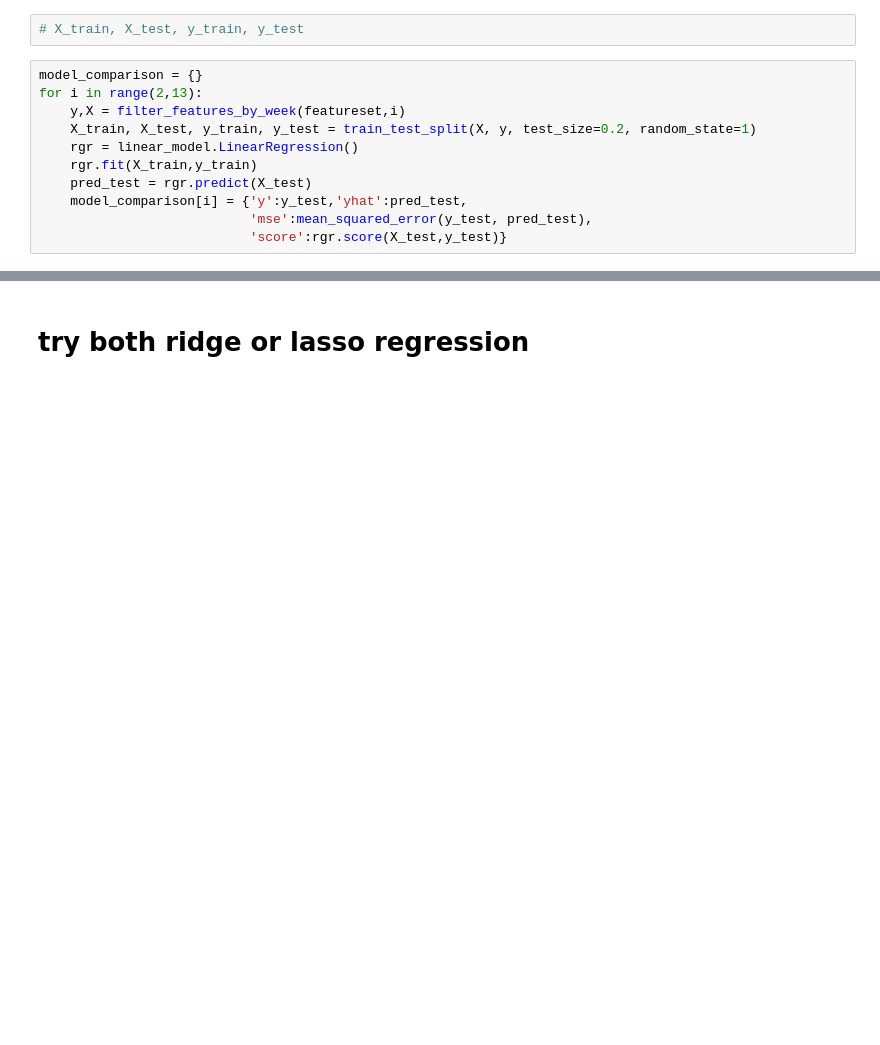
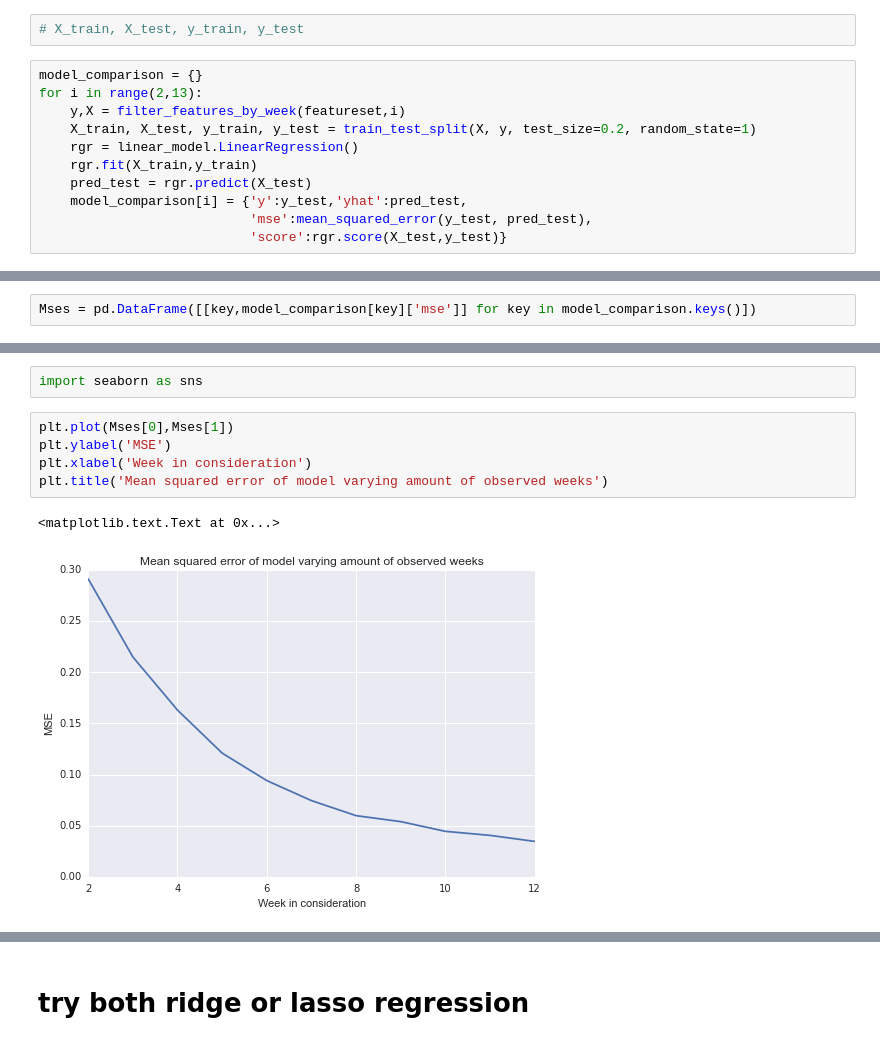
Before and after one commit to jstnstwrt/optimizing-box-office-regression, a Jupyter notebook: model_selection.ipynb, the cells around one changed output, grey strips where cells are left out. Saved outputs shown, nothing was run; the diff lists cells and outputs as text; blank space fills up the shorter version.

Commit message:
added a plot of how mse decreases as we include more terms

```diff
--- a/model_selection.ipynb
+++ b/model_selection.ipynb
@@ -143,0 +123,2 @@ pprint (model_comparison)
+# %%
+Mses = pd.DataFrame([[key,model_comparison[key]['mse']] for key in model_comparison.keys()])
@@ -143,0 +139,10 @@ pprint (model_comparison)
+# %%
+import seaborn as sns
+# %%
+plt.plot(Mses[0],Mses[1])
+plt.ylabel('MSE')
+plt.xlabel('Week in consideration')
+plt.title('Mean squared error of model varying amount of observed weeks')
+# %% [output]
+<matplotlib.text.Text at 0x...>
+[figure, added]
```
Also changed, not shown: parts of 3 cells of this notebook.
